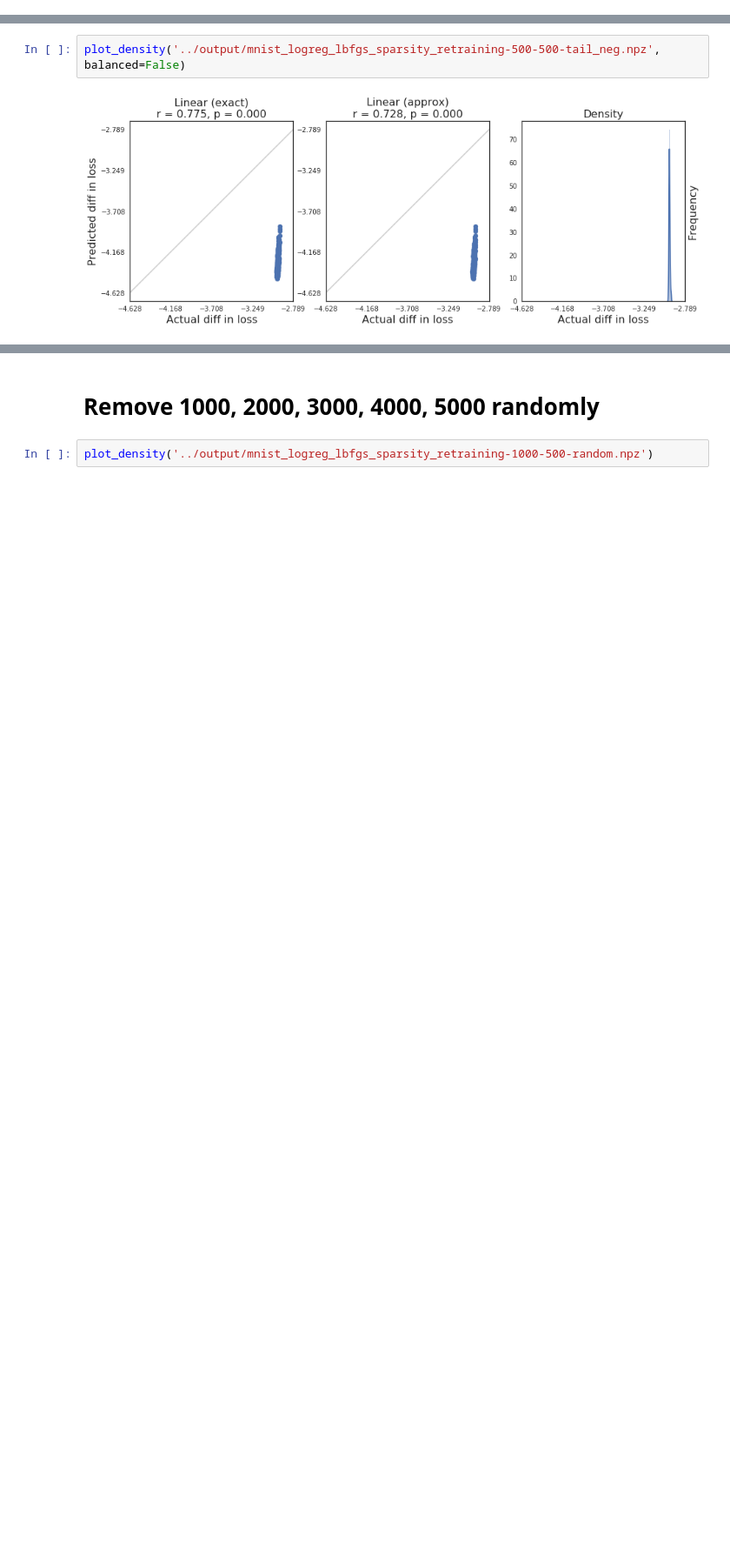
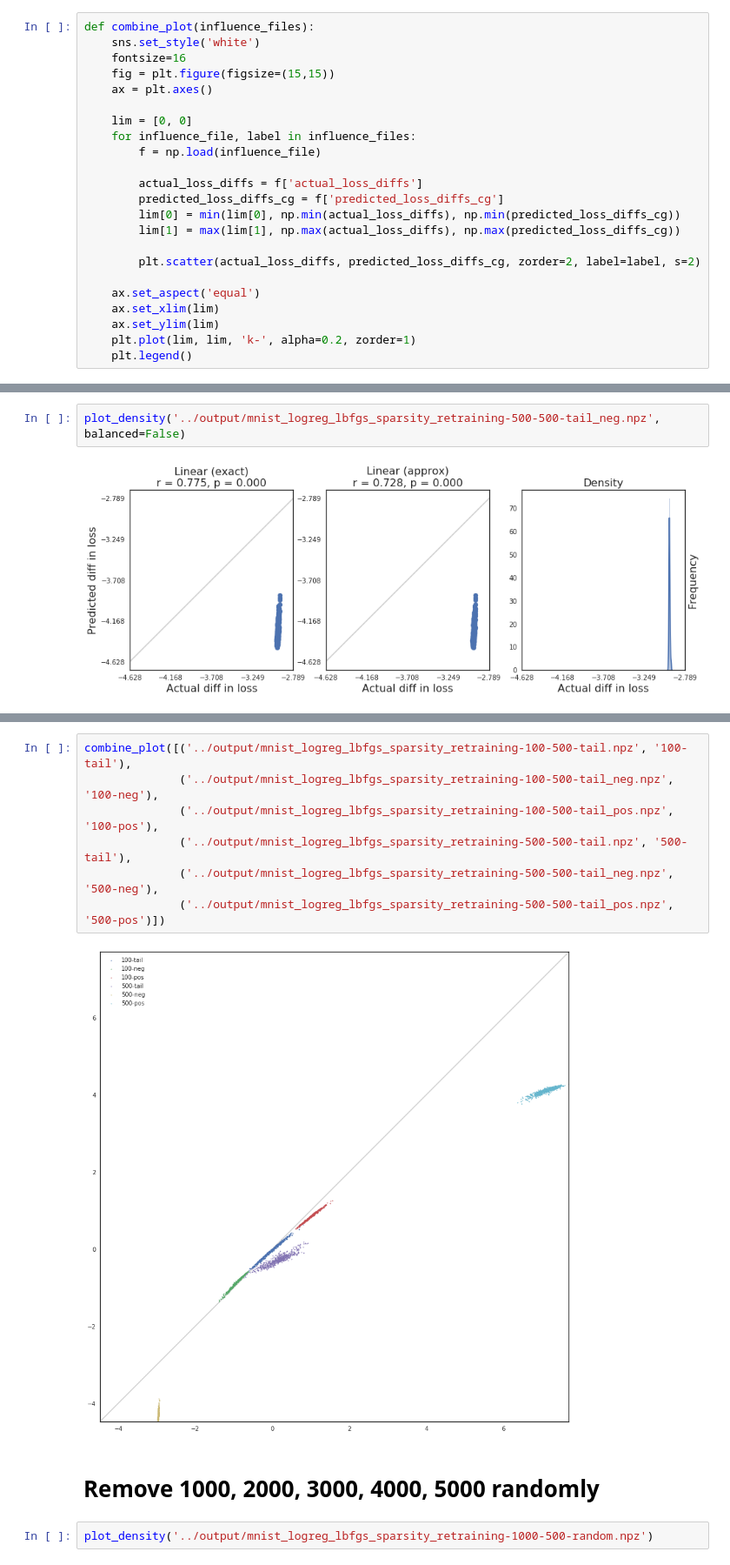
Before and after one commit to kohpangwei/influence-release, a Jupyter notebook: scripts/influence_linearity.ipynb, the cells around one changed output, grey strips where cells are left out. Shown at 87% size. Drawn from its saved outputs; the diff is of its cells as text; blank space fills up the shorter version.

```diff
--- a/scripts/fig2_approx_sparsity.ipynb
+++ b/scripts/influence_linearity.ipynb
@@ -69,6 +69,29 @@ def plot_density(influence_file, balanced=True):
     density(axs[2], actual_loss_diffs, 'Density')
 
     # plt.savefig('../figs/fig-approx.png', dpi=600, bbox_inches='tight')
+# %%
+def combine_plot(influence_files):
+    sns.set_style('white')
+    fontsize=16
+    fig = plt.figure(figsize=(15,15))
+    ax = plt.axes()
+
+    lim = [0, 0]
+    for influence_file, label in influence_files:
+        f = np.load(influence_file)
+
+        actual_loss_diffs = f['actual_loss_diffs']
+        predicted_loss_diffs_cg = f['predicted_loss_diffs_cg']
+        lim[0] = min(lim[0], np.min(actual_loss_diffs), np.min(predicted_loss_diffs_cg))
+        lim[1] = max(lim[1], np.max(actual_loss_diffs), np.max(predicted_loss_diffs_cg))
+
+        plt.scatter(actual_loss_diffs, predicted_loss_diffs_cg, zorder=2, label=label, s=2)
+
+    ax.set_aspect('equal')
+    ax.set_xlim(lim)
+    ax.set_ylim(lim)
+    plt.plot(lim, lim, 'k-', alpha=0.2, zorder=1)
+    plt.legend()
 # %% [markdown]
 # Remove single example
 # %%
@@ -174,3 +199,12 @@ plot_density('../output/mnist_logreg_lbfgs_sparsity_retraining-500-500-tail_neg.
+# %%
+combine_plot([('../output/mnist_logreg_lbfgs_sparsity_retraining-100-500-tail.npz', '100-tail'),
+              ('../output/mnist_logreg_lbfgs_sparsity_retraining-100-500-tail_neg.npz', '100-neg'),
+              ('../output/mnist_logreg_lbfgs_sparsity_retraining-100-500-tail_pos.npz', '100-pos'),
+              ('../output/mnist_logreg_lbfgs_sparsity_retraining-500-500-tail.npz', '500-tail'),
+              ('../output/mnist_logreg_lbfgs_sparsity_retraining-500-500-tail_neg.npz', '500-neg'),
+              ('../output/mnist_logreg_lbfgs_sparsity_retraining-500-500-tail_pos.npz', '500-pos')])
+# %% [output]
+[figure, added]
 # %% [markdown]
 # Remove 1000, 2000, 3000, 4000, 5000 randomly
 # %%
```
Also changed, not shown: parts of 1 cell of this notebook, 5 other files.
